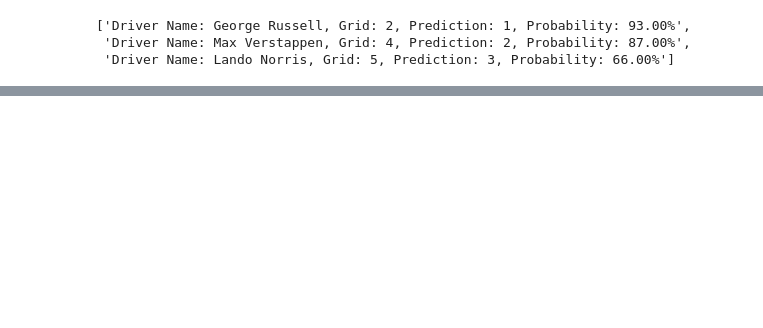
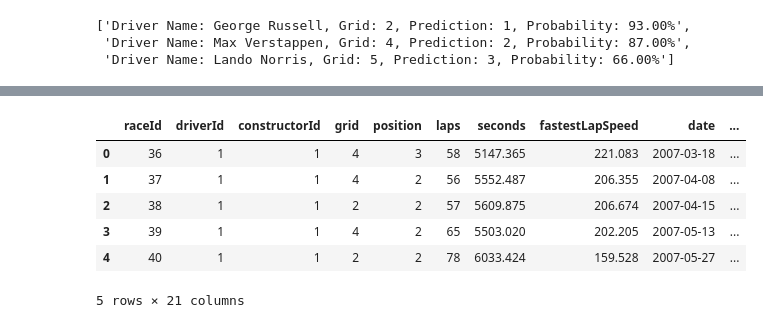
Before and after one commit to Kr1mson/Winvision, a Jupyter notebook: WinVision_Race_pred.ipynb, the cells around one changed output, grey strips where cells are left out. Cells and saved outputs as stored; diff of their text form; code cells hidden in the pictures; blank space fills up the shorter version.

```diff
--- a/WinVision_Race_pred.ipynb
+++ b/WinVision_Race_pred.ipynb
@@ -865,0 +699,3 @@ Exiting the program.
+# %%
+
+winvision_modified["name"].rename("Constructor_Name", inplace=True)
@@ -865,0 +715,13 @@ Exiting the program.
+# %%
+winvision_modified.rename(columns = {'name':'Constructor_Name'}, inplace = True)
+winvision_modified.rename(columns = {'Name':'Driver_Name'}, inplace = True)
+# %%
+winvision_modified.head()
+# %% [output]
+|  | raceId | driverId | constructorId | grid | position | laps | seconds | fastestLapSpeed | date | ... |
+| 0 | 36 | 1 | 1 | 4 | 3 | 58 | 5147.365 | 221.083 | 2007-03-18 | ... |
+| 1 | 37 | 1 | 1 | 4 | 2 | 56 | 5552.487 | 206.355 | 2007-04-08 | ... |
+| 2 | 38 | 1 | 1 | 2 | 2 | 57 | 5609.875 | 206.674 | 2007-04-15 | ... |
+| 3 | 39 | 1 | 1 | 4 | 2 | 65 | 5503.020 | 202.205 | 2007-05-13 | ... |
+| 4 | 40 | 1 | 1 | 2 | 2 | 78 | 6033.424 | 159.528 | 2007-05-27 | ... |
+5 rows × 21 columns
```
Also changed, not shown: parts of 12 cells of this notebook, 3 other files.
